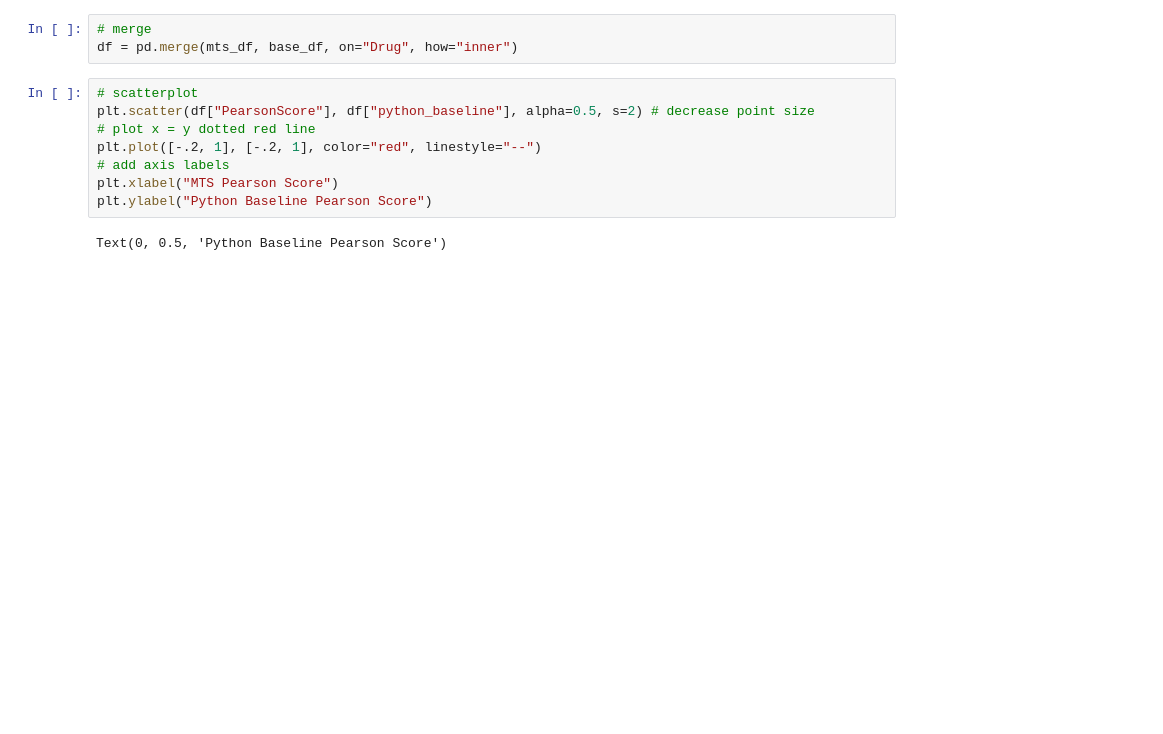
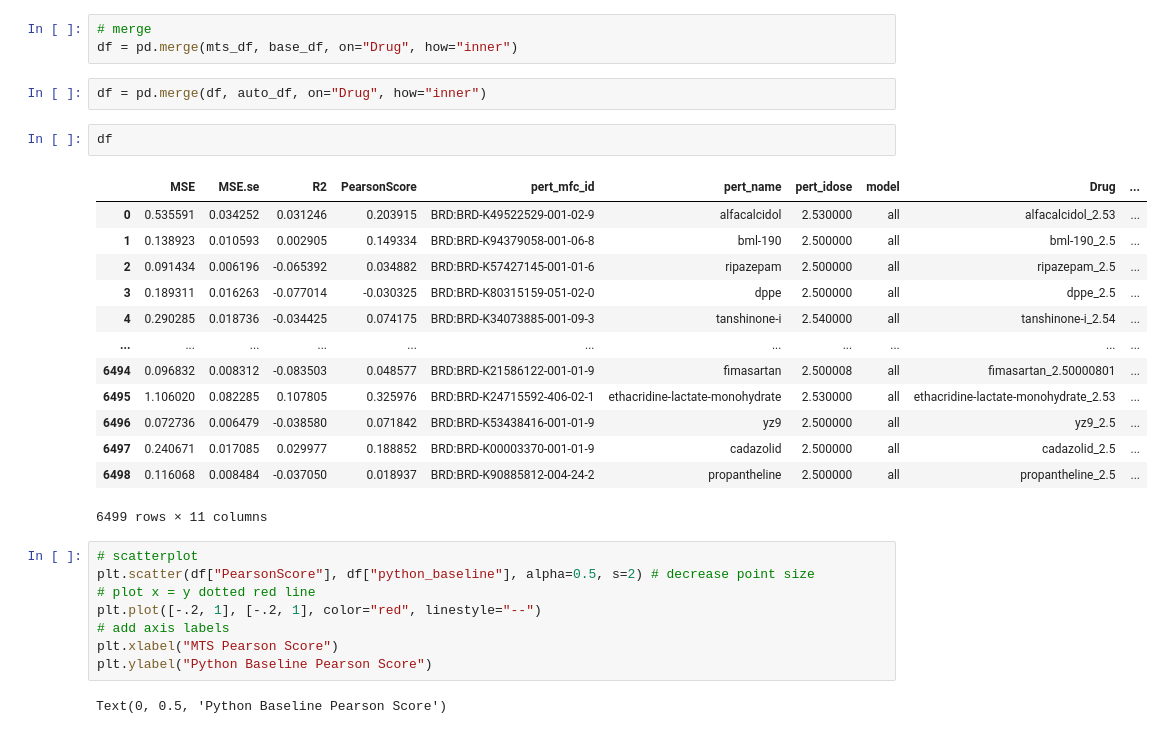
Before and after one commit to corsellolab/refract, a Jupyter notebook: notebooks/20240424_plots/1_compare_pearson_correlation.ipynb, the cells around one changed output. Drawn from its saved outputs; the diff is of its cells as text; blank space fills up the shorter version.

Commit message:
Early implementation of single NN model

```diff
--- a/notebooks/20240424_plots/1_compare_pearson_correlation.ipynb
+++ b/notebooks/20240424_plots/1_compare_pearson_correlation.ipynb
@@ -40,6 +58,24 @@ base_df = base_df.rename(columns={"train_corr": "python_baseline"})
 # %%
 # merge
 df = pd.merge(mts_df, base_df, on="Drug", how="inner")
+# %%
+df = pd.merge(df, auto_df, on="Drug", how="inner")
+# %%
+df
+# %% [output]
+|  | MSE | MSE.se | R2 | PearsonScore | pert_mfc_id | pert_name | pert_idose | model | Drug | ... |
+| 0 | 0.535591 | 0.034252 | 0.031246 | 0.203915 | BRD:BRD-K49522529-001-02-9 | alfacalcidol | 2.530000 | all | alfacalcidol_2.53 | ... |
+| 1 | 0.138923 | 0.010593 | 0.002905 | 0.149334 | BRD:BRD-K94379058-001-06-8 | bml-190 | 2.500000 | all | bml-190_2.5 | ... |
+| 2 | 0.091434 | 0.006196 | -0.065392 | 0.034882 | BRD:BRD-K57427145-001-01-6 | ripazepam | 2.500000 | all | ripazepam_2.5 | ... |
+| 3 | 0.189311 | 0.016263 | -0.077014 | -0.030325 | BRD:BRD-K80315159-051-02-0 | dppe | 2.500000 | all | dppe_2.5 | ... |
+| 4 | 0.290285 | 0.018736 | -0.034425 | 0.074175 | BRD:BRD-K34073885-001-09-3 | tanshinone-i | 2.540000 | all | tanshinone-i_2.54 | ... |
+| ... | ... | ... | ... | ... | ... | ... | ... | ... | ... | ... |
+| 6494 | 0.096832 | 0.008312 | -0.083503 | 0.048577 | BRD:BRD-K21586122-001-01-9 | fimasartan | 2.500008 | all | fimasartan_2.50000801 | ... |
+| 6495 | 1.106020 | 0.082285 | 0.107805 | 0.325976 | BRD:BRD-K24715592-406-02-1 | ethacridine-lactate-monohydrate | 2.530000 | all | ethacridine-lactate-monohydrate_2.53 | ... |
+| 6496 | 0.072736 | 0.006479 | -0.038580 | 0.071842 | BRD:BRD-K53438416-001-01-9 | yz9 | 2.500000 | all | yz9_2.5 | ... |
+| 6497 | 0.240671 | 0.017085 | 0.029977 | 0.188852 | BRD:BRD-K00003370-001-01-9 | cadazolid | 2.500000 | all | cadazolid_2.5 | ... |
+| 6498 | 0.116068 | 0.008484 | -0.037050 | 0.018937 | BRD:BRD-K90885812-004-24-2 | propantheline | 2.500000 | all | propantheline_2.5 | ... |
+6499 rows × 11 columns
 # %%
 # scatterplot
 plt.scatter(df["PearsonScore"], df["python_baseline"], alpha=0.5, s=2) # decrease point size
```
Also changed, not shown: parts of 6 cells of this notebook, 8 other files.
